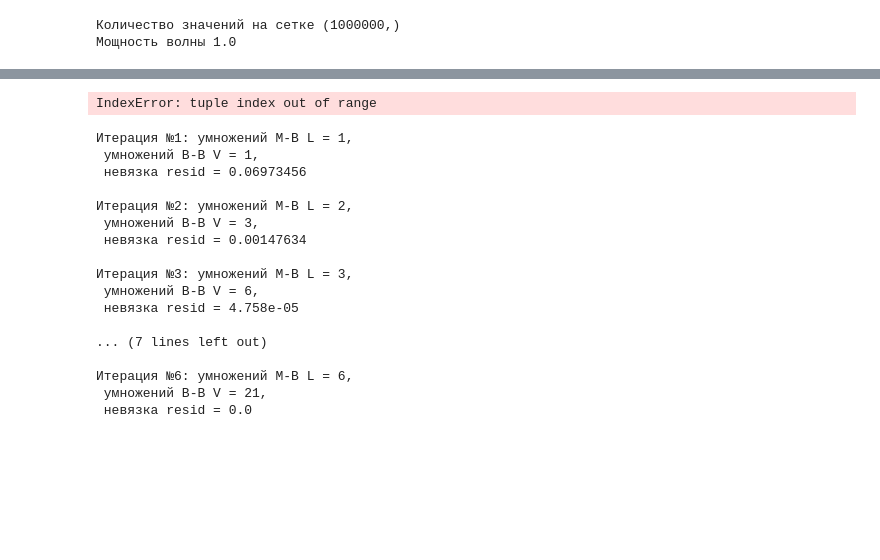
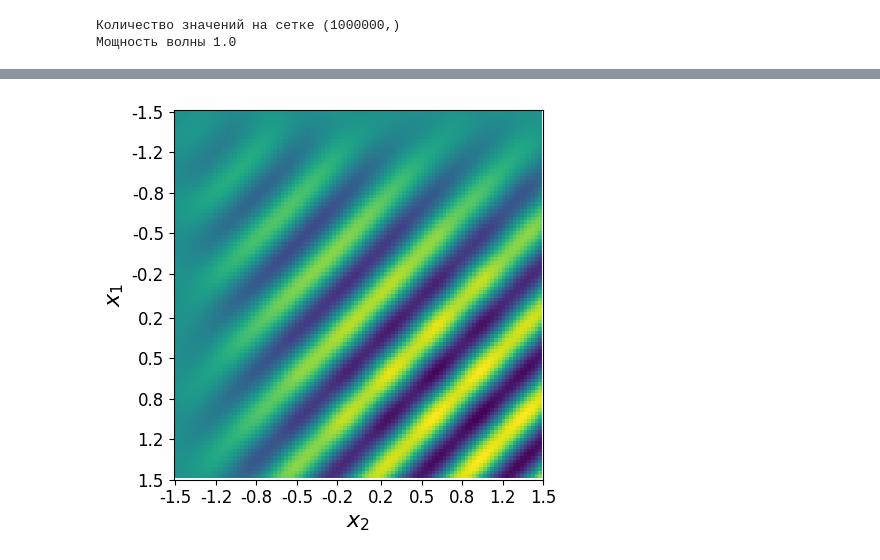
Before and after one commit to qwerty29544/acoustics, a Jupyter notebook: src/acoustics.ipynb, the cells around one changed output, grey strips where cells are left out. Cells and saved outputs as stored; diff of their text form; code cells hidden in the pictures; blank space fills up the shorter version.

```diff
--- a/src/acoustics.ipynb
+++ b/src/acoustics.ipynb
@@ -683,28 +733,10 @@ np.sum(np.abs(u0_array))/u0_array.size
 # %%
-plot_xy(u0_array.real, grid)
+plot_yx(u0_array.reshape(n_2, n_1, n_3).real, grid.reshape(n_2, n_1, n_3, 3))
 # %% [output]
-IndexError: tuple index out of range
+[figure, added]
 # %%
 # GMRES
-result, iters = gmres(G_array, u0_array, eta - 1.0, n_2, n_1, n_3)
+result, iters = gmres(G_array, u0_array, (eta - 1.0), k_wave, n_2, n_1, n_3, max_iter = 50)
-# %% [output]
-Итерация №1: умножений М-В L = 1,
- умножений В-В V = 1,
- невязка resid = 0.06973456
-
-Итерация №2: умножений М-В L = 2,
- умножений В-В V = 3,
- невязка resid = 0.00147634
-
-Итерация №3: умножений М-В L = 3,
- умножений В-В V = 6,
- невязка resid = 4.758e-05
-
-... (7 lines left out)
-
-Итерация №6: умножений М-В L = 6,
- умножений В-В V = 21,
- невязка resid = 0.0
 # %%
 np.sum(np.abs(result))/result.size
 # %% [output]
```
Also changed, not shown: parts of 25 cells of this notebook.
